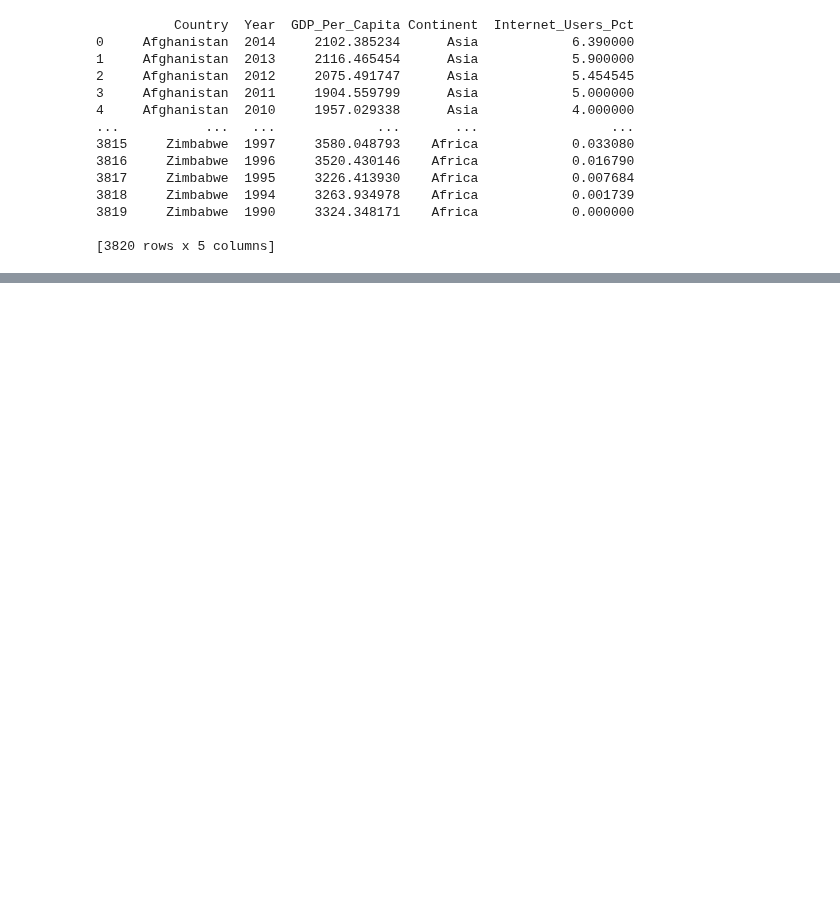
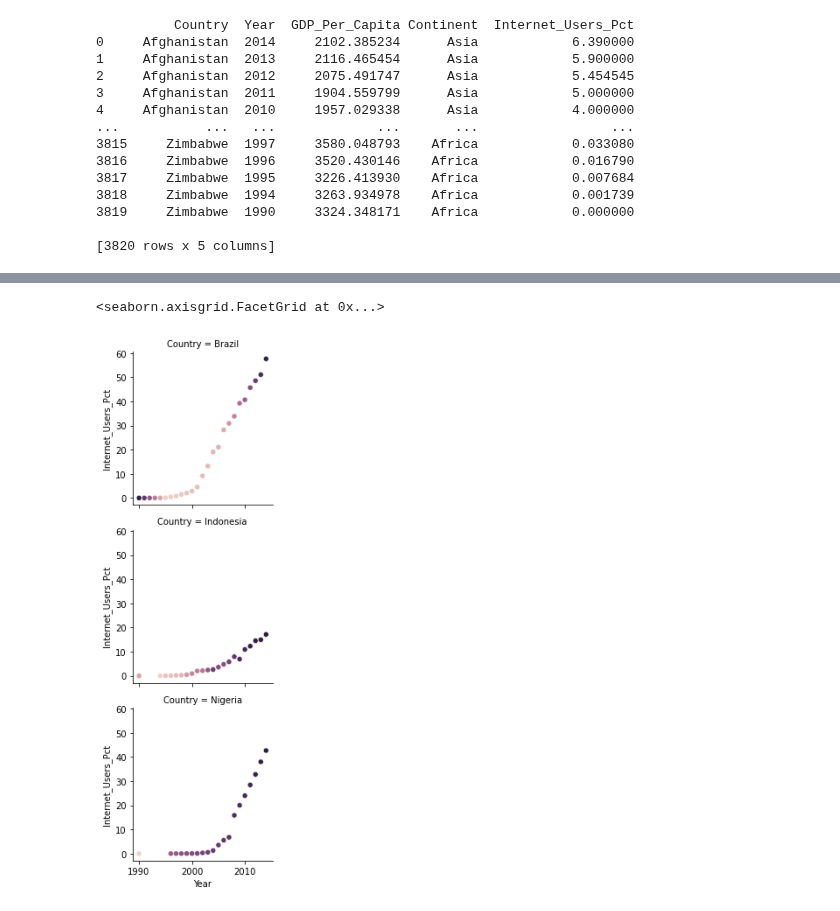
Before and after one commit to nss-data-science-cohort-5/un_exploration-ccmerry, a Jupyter notebook: notebooks/UN_Data_Exploration.ipynb, the cells around one changed output, grey strips where cells are left out. Cells and saved outputs as stored; diff of their text form; code cells hidden in the pictures; blank space fills up the shorter version.

```diff
--- a/notebooks/UN_Data_Exploration.ipynb
+++ b/notebooks/UN_Data_Exploration.ipynb
@@ -515,0 +552,2 @@ print(new_join)
+# %%
+ag_df = ag_df.drop(["Element","Value Footnotes"],1)
@@ -515,0 +563,4 @@ print(new_join)
+# %%
+ag_df = ag_df.rename(columns = {"Country or Area":"Country","Year":"Year","Value":"Ag Land"})
+ag_df = ag_df.dropna()
+ag_df = ag_df.astype({"Country": str,"Year": int, "Ag Land": int})
@@ -515,0 +584,2 @@ print(new_join)
+# %%
+gdp_and_internet_use_and_ag = pd.merge(gdp_and_internet_use,ag_df, how = "inner", on = ["Country","Year"])
@@ -515,0 +681,8 @@ print(new_join)
+# %%
+gdp_top_countries_with_ag = gdp_and_internet_use_and_ag[(gdp_and_internet_use_and_ag["Country"] == "Brazil") | (gdp_and_internet_use_and_ag["Country"] == "Indonesia") | (gdp_and_internet_use_and_ag["Country"] == "Nigeria")]
+# %%
+top_gdp_countries_with_ag = sns.FacetGrid(gdp_top_countries_with_ag, row = "Country")
+top_gdp_countries_with_ag.map(sns.scatterplot,"Year","Internet_Users_Pct","Ag Land")
+# %% [output]
+<seaborn.axisgrid.FacetGrid at 0x...>
+[figure, added]
```
Also changed, not shown: parts of 25 cells of this notebook.
